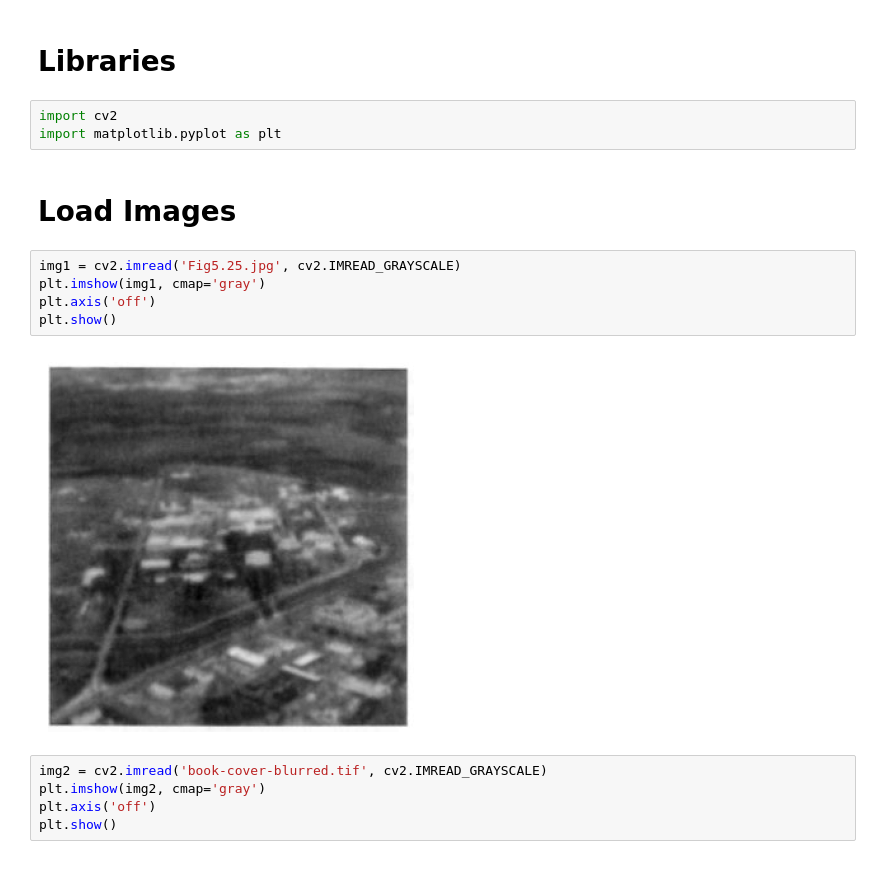
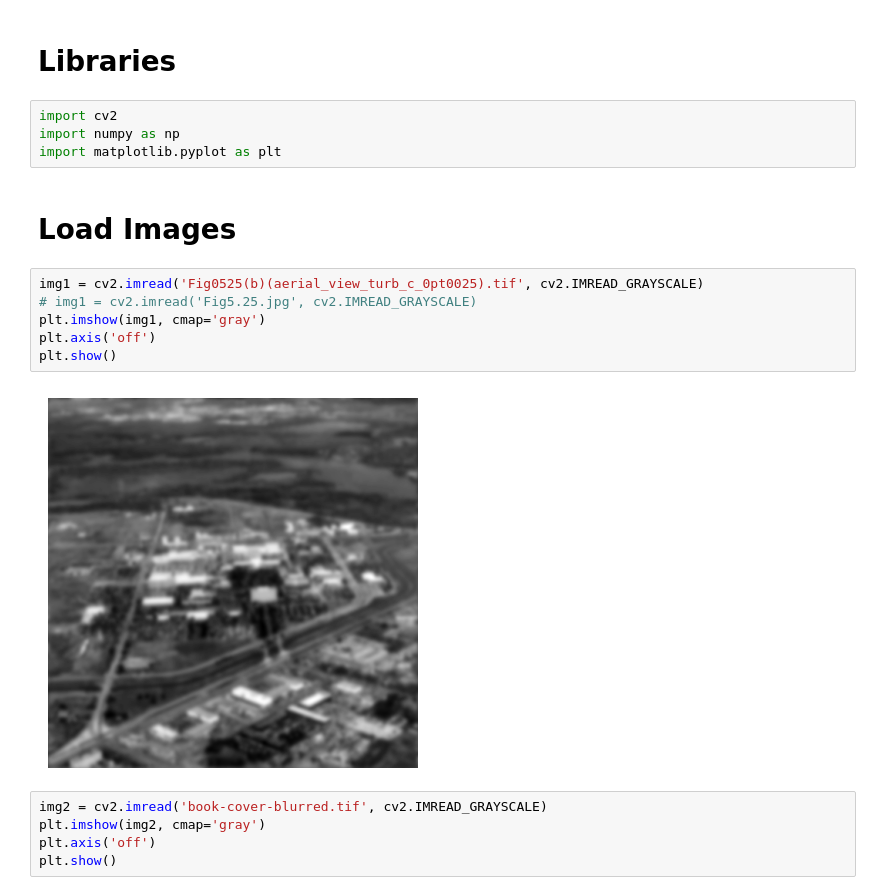
Before and after one commit to Vincent-Lien/NYCU_DIP_2024, a Jupyter notebook: HW5-1/HW5-1_code.ipynb, the cells around one changed output. Drawn from its saved outputs; the diff is of its cells as text.

```diff
--- a/HW5-1/HW5-1_code.ipynb
+++ b/HW5-1/HW5-1_code.ipynb
@@ -2,16 +2,18 @@
 # Libraries
 # %%
 import cv2
+import numpy as np
 import matplotlib.pyplot as plt
 # %% [markdown]
 # Load Images
 # %%
-img1 = cv2.imread('Fig5.25.jpg', cv2.IMREAD_GRAYSCALE)
+img1 = cv2.imread('Fig0525(b)(aerial_view_turb_c_0pt0025).tif', cv2.IMREAD_GRAYSCALE)
+# img1 = cv2.imread('Fig5.25.jpg', cv2.IMREAD_GRAYSCALE)
 plt.imshow(img1, cmap='gray')
 plt.axis('off')
 plt.show()
 # %% [output]
-[figure, old version]
+[figure, new version]
 # %%
 img2 = cv2.imread('book-cover-blurred.tif', cv2.IMREAD_GRAYSCALE)
 plt.imshow(img2, cmap='gray')
```
Also changed, not shown: parts of 2 cells of this notebook.
